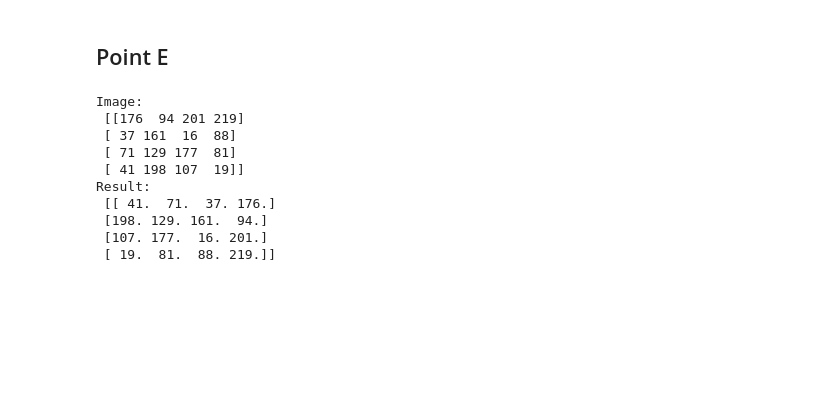
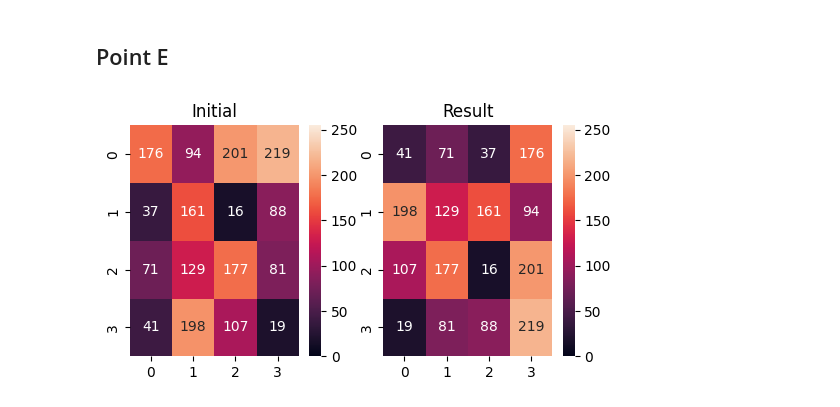
Before and after one commit to solsteace/Kata__image-processing, a Jupyter notebook: act03/1.ipynb, the cells around one changed output. Drawn from its saved outputs; the diff is of its cells as text; code cells hidden in the pictures; blank space fills up the shorter version.

```diff
--- a/act03/1.ipynb
+++ b/act03/1.ipynb
@@ -126,38 +103,30 @@ Result:
 # %%
 def E():
     image = np.array([
         [176, 94, 201, 219],
         [37, 161, 16, 88],
         [71, 129, 177, 81],
         [41, 198, 107, 19]
-    ])
+    ], dtype=int)
 
-    result = np.empty((len(image[0]), len(image))) # Rotasi Citra MxN => Citra NxM
+    result = np.empty((len(image[0]), len(image)),
+                     dtype=int) # Rotasi Citra MxN => Citra NxM
 
     for ydx in range(len(image[0])):
         ydx += 1 # Ubah ke 1-indexed
         for xdx in range(len(image)):
             xdx += 1 # Ubah ke 1-indexed
 
             # cos(90deg) == 0 jadi abaikan
             yNew = -xdx
             xNew = ydx - 1
             if yNew < 0: yNew += len(image)
             xdx -= 1 # Kembalikan ke 0-indexed
 
             result[ydx - 1][xdx] = image[yNew][xNew] # Kembalikan ke 0-indexed
 
-    print(f"Image:\n {image}")
-    print(f"Result:\n {result}")
+    showDifference(image, result)
+
 E()
 # %% [output]
-Image:
- [[176  94 201 219]
- [ 37 161  16  88]
- [ 71 129 177  81]
- [ 41 198 107  19]]
-Result:
- [[ 41.  71.  37. 176.]
- [198. 129. 161.  94.]
- [107. 177.  16. 201.]
- [ 19.  81.  88. 219.]]
+[figure, added]
```
Also changed, not shown: parts of 5 cells of this notebook, 1 other file.
